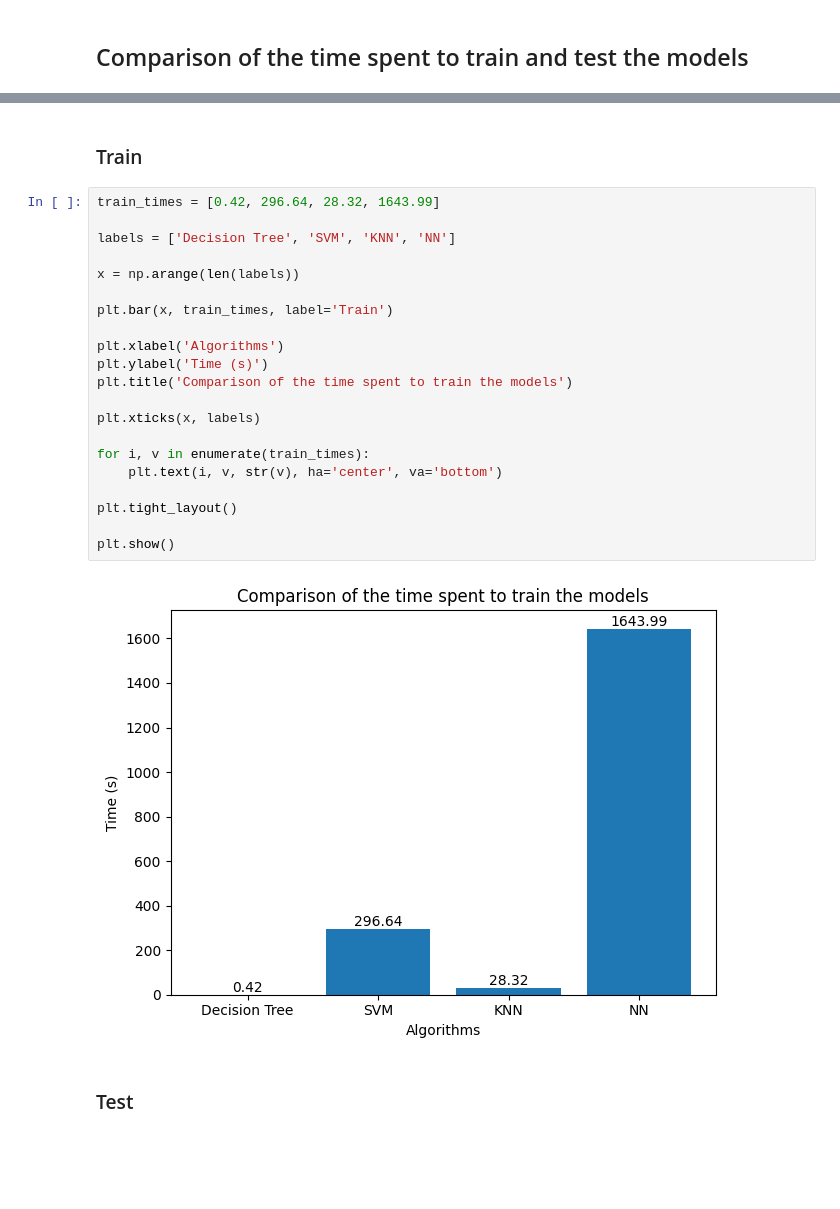
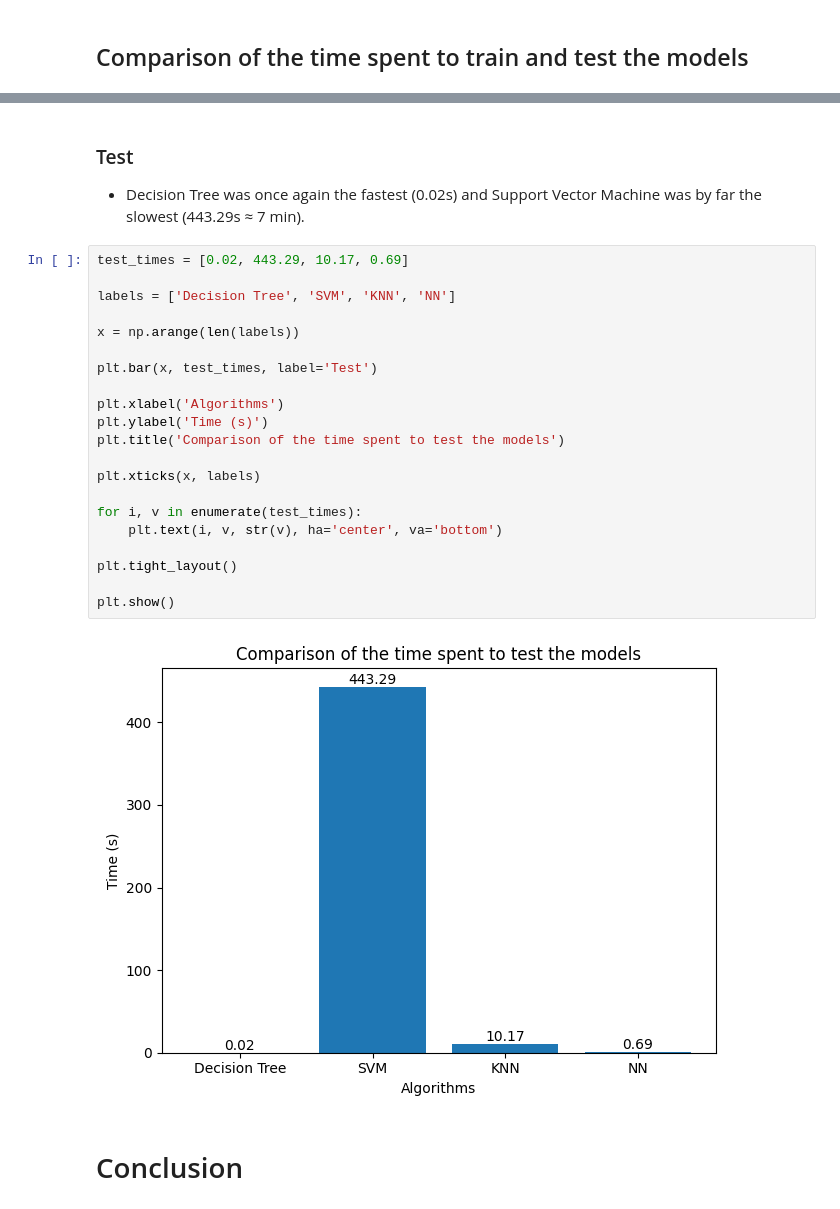
Before and after one commit to ICWeiner/FEUP-IART, a Jupyter notebook: Proj2/IA_T10_G27_Assignment2.ipynb, the cells around one changed output, grey strips where cells are left out. Saved outputs shown, nothing was run; the diff lists cells and outputs as text; blank space fills up the shorter version.

```diff
--- a/Proj2/IA_T10_G27_Assignment2.ipynb
+++ b/Proj2/IA_T10_G27_Assignment2.ipynb
@@ -510,27 +562,29 @@ plt.show()
+# %% [markdown]
+### Test
+
+* Decision Tree was once again the fastest (0.02s) and Support Vector Machine was by far the slowest (443.29s ≈ 7 min).
+# %%
+test_times = [0.02, 443.29, 10.17, 0.69]
+
+labels = ['Decision Tree', 'SVM', 'KNN', 'NN']
+
+x = np.arange(len(labels))
+
+plt.bar(x, test_times, label='Test')
+
+plt.xlabel('Algorithms')
+plt.ylabel('Time (s)')
+plt.title('Comparison of the time spent to test the models')
+
+plt.xticks(x, labels)
+
+for i, v in enumerate(test_times):
+    plt.text(i, v, str(v), ha='center', va='bottom')
+
+plt.tight_layout()
+
+plt.show()
+# %% [output]
+[figure, added]
 # %% [markdown]
-### Train
+# Conclusion
-# %%
-train_times = [0.42, 296.64, 28.32, 1643.99]
-
-labels = ['Decision Tree', 'SVM', 'KNN', 'NN']
-
-x = np.arange(len(labels))
-
-plt.bar(x, train_times, label='Train')
-
-plt.xlabel('Algorithms')
-plt.ylabel('Time (s)')
-plt.title('Comparison of the time spent to train the models')
-
-plt.xticks(x, labels)
-
-for i, v in enumerate(train_times):
-    plt.text(i, v, str(v), ha='center', va='bottom')
-
-plt.tight_layout()
-
-plt.show()
-# %% [output]
-[figure, removed]
-# %% [markdown]
-### Test
```
Also changed, not shown: parts of 29 cells of this notebook, 2 other files.
